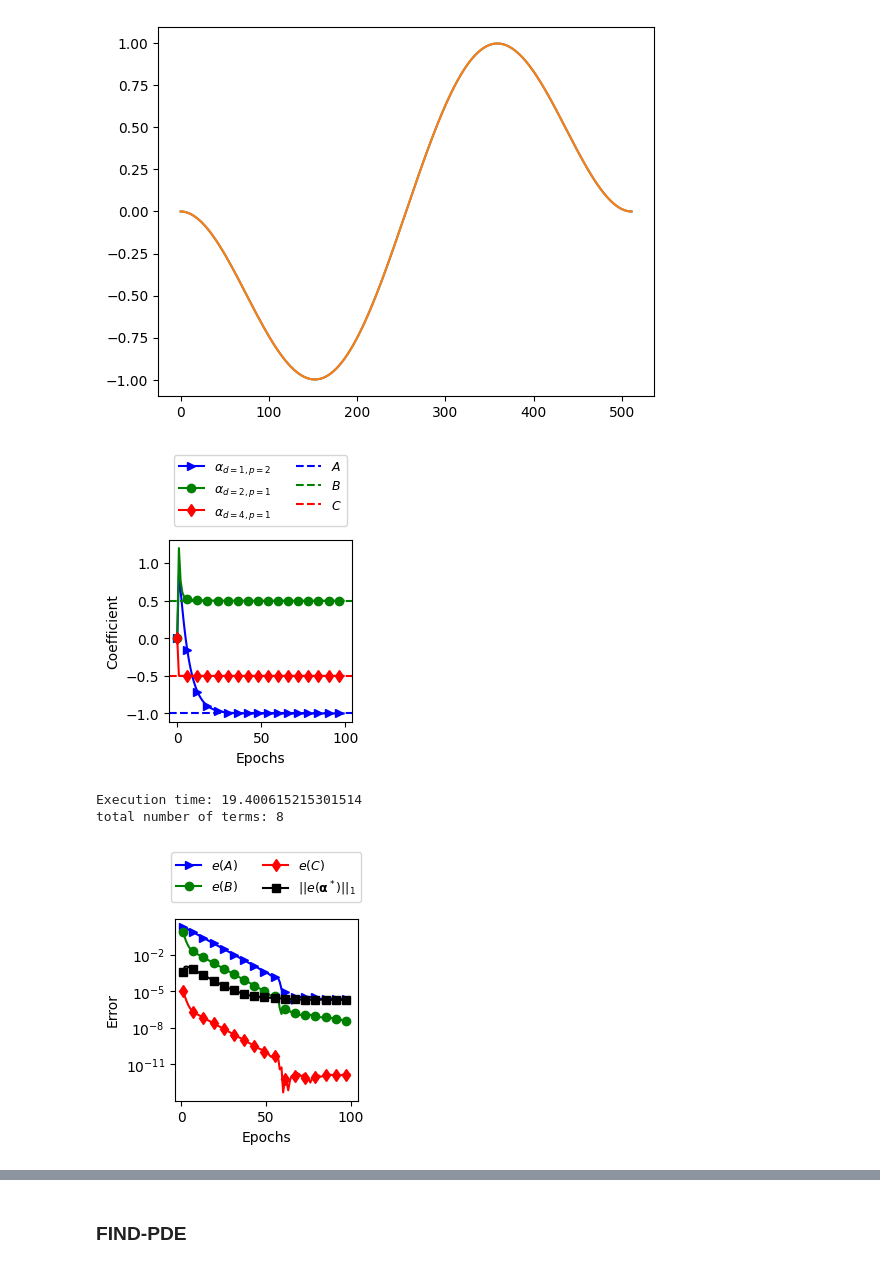
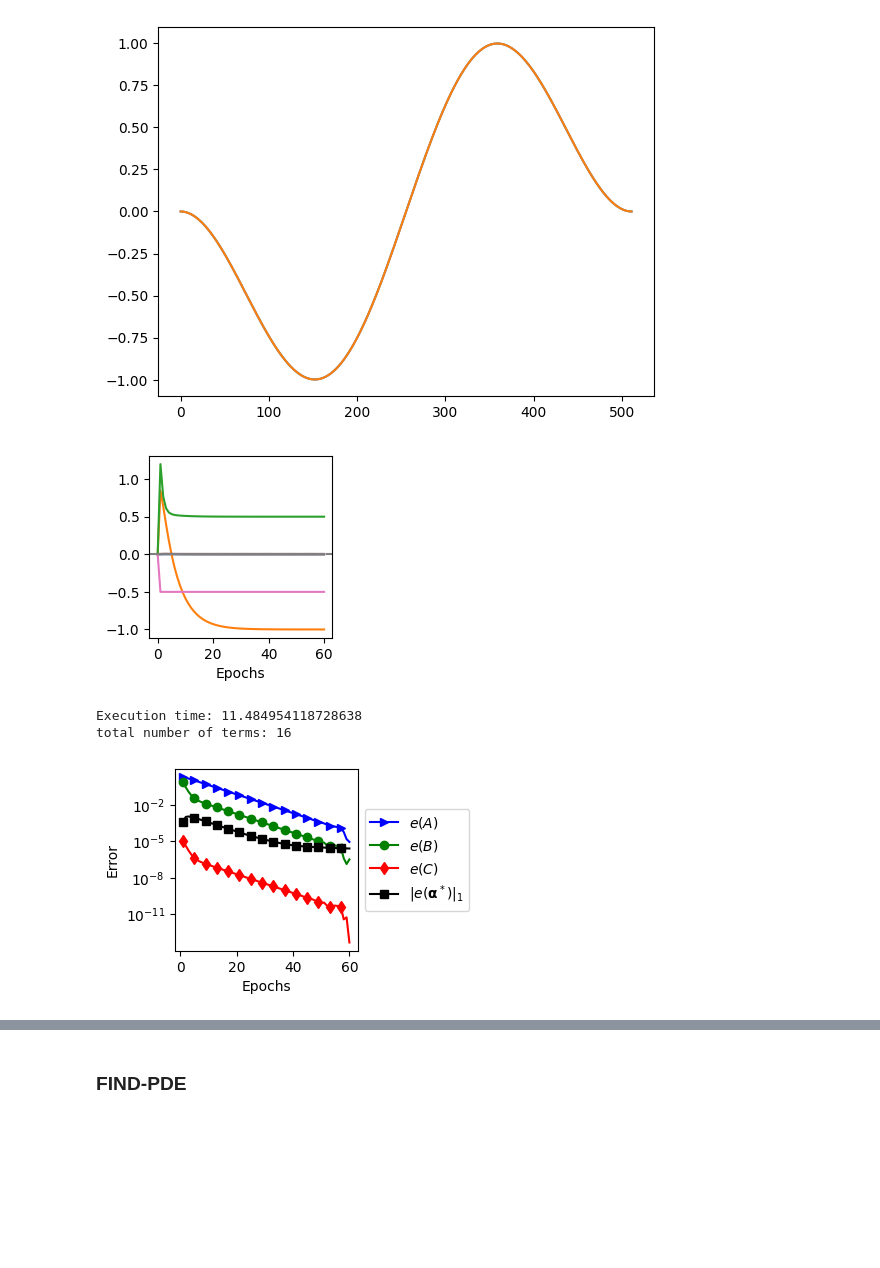
Before and after one commit to mohsensadr/DiscoverPDEAdjoint, a Jupyter notebook: Adjoint_General_nd.ipynb, the cells around one changed output, grey strips where cells are left out. Saved outputs shown, nothing was run; the diff lists cells and outputs as text; code cells hidden in the pictures; blank space fills up the shorter version.

```diff
--- a/Adjoint_General_nd.ipynb
+++ b/Adjoint_General_nd.ipynb
@@ -163,12 +163,12 @@ def heat_equation(D_m, f0_m, dx_m, dt_m, Nt_m):
     return f_m
 
 L = 1.0  # Length of the domain
-Nx = 1000  # Number of spatial grid points
+Nx = 100  # Number of spatial grid points
 D_ex = -1.0  # Thermal diffusivity
 
 dx = L/Nx
 dt = dt_cfl(dx, D_ex)
-Nt = 1000
+Nt = 100
 T = dt*Nt
 
 # Initial condition
@@ -185,4 +185,5 @@ print(x.shape)
 print(f0.shape)
 print(fs.shape)
 plt.plot(f0[0])
+plt.show()
 # %% [output]
@@ -655,14 +718,14 @@ B_ex = 0.5
 C_ex = -0.5
 
 dx = L/Nx
-dt = dt_cfl(dx, C_ex)
+dt = dt_cfl(dx, D_ex)
 Nt = 128
 T = dt*Nt
 
 # Initial condition
 x =  np.linspace(0, L, Nx)
 f0 = 5.*np.sin(2.* np.pi * x)*x*(x-L)
-fs = Kuramoto_Sivashinsky_equation(A_ex, B_ex, C_ex, f0, dx, dt, Nt) #*np.random.normal(0.,0.001,(Nt,Nx)) # (Nt, Nx)
+fs = Kuramoto_Sivashinsky_equation(A_ex, B_ex, D_ex, f0, dx, dt, Nt) #*np.random.normal(0.,0.001,(Nt,Nx)) # (Nt, Nx)
 
 dx = np.array([dx])
 x = np.array([x])
@@ -681,8 +744,7 @@ plt.plot(fs[0,-1,:])
 [<matplotlib.lines.Line2D at 0x...>]
 [figure]
 # %%
-problem = "Kuramoto_Sivashinsky"
-tol = 1e-10
+tol = 1e-6
 start_time = time.time()
 numPDE = fs.shape[0]
 
@@ -698,7 +760,7 @@ learning_rates = np.ones((numPDE, len(ds),len(ps)))
 for i, d in enumerate(ds):
     for j, p in enumerate(ps):
         learning_rates[:,i,j] = beta * ( min(dx)**(sum(d)-D) )
-epochs = 100
+epochs = 200
 estimated_params = np.zeros((epochs+1, numPDE, len(ds),len(ps)))
 estimated_params[0,:] = params
 
@@ -738,32 +800,15 @@ eps = [i for i in range(epochs)]
 
 estimated_params = estimated_params[:epochs,:]
 
-i_pde = 0
-
-plt.figure(figsize=(size*cm, size*cm))
-for id, d in enumerate(ds):
-    for ip, p in enumerate(ps):
-        if d[0]==1 and p[0]==2:
-            plt.plot(estimated_params[:,i_pde,id,ip], label=r"$α_{d="+str(d[0])+", p="+str(p[0])+"}$", color="blue", marker=">", markevery=6)
-
-for id, d in enumerate(ds):
-    for ip, p in enumerate(ps):
-        if d[0]==2 and p[0]==1:
-            plt.plot(estimated_params[:,i_pde,id,ip], label=r"$α_{d="+str(d[0])+", p="+str(p[0])+"}$", color="green", marker="o", markevery=6)
-
-for id, d in enumerate(ds):
-    for ip, p in enumerate(ps):
-        if d[0]==4 and p[0]==1:
-            plt.plot(estimated_params[:,i_pde,id,ip], label=r"$α_{d="+str(d[0])+", p="+str(p[0])+"}$", color="red", marker="d", markevery=6)
-
-plt.axhline(A_ex, color="blue", linestyle = "--", label=r"$A$")
-plt.axhline(B_ex, color="green", linestyle = "--", label=r"$B$")
-plt.axhline(C_ex, color="red", linestyle = "--", label=r"$C$")
-plt.ylabel('Coefficient')
-plt.xlabel('Epochs')
-plt.legend(loc='upper center', bbox_to_anchor=(0.5, 1.5), ncol=2, fontsize=9)
-name = problem + "_" + "coeffconv"
-plt.savefig(name+".pdf",format='pdf', bbox_inches="tight", dpi=300)
+for i_pde in range(numPDE):
+    plt.figure(figsize=(size*cm, size*cm))
+    for id in range(len(ds)):
+        for ip in range(len(ps)):
+            plt.plot(estimated_params[:,i_pde,id,ip], label=r"$α_{"+str(i_pde)+","+str(id)+","+str(ip)+"}$")
+    #for j in range(len(coef[i_pde,:])):
+    #    plt.axhline(coef[i_pde,j], linestyle = "--")
+    plt.axhline(0,    color="grey", linestyle = "-.")
+    plt.xlabel('Epochs')
 plt.show()
 
 end_time = time.time()
@@ -774,42 +819,42 @@ err_other = np.zeros_like(estimated_params[:,0,0,0])
 count = 0
 for id, d in enumerate(ds):
     for ip, p in enumerate(ps):
         if not (  (d[0]==4 and p[0]==1) or
                   (d[0]==2 and p[0]==1) or
                   (d[0]==1 and p[0]==2)    ):
             err_other += abs(estimated_params[:,i_pde,id,ip])
             count += 1
 
-
+problem = "Kuramoto_Sivashinsky"
 ## coeff of u
 i_pde = 0
 plt.figure(figsize=(size*cm, size*cm))
 for id, d in enumerate(ds):
     for ip, p in enumerate(ps):
         if d[0]==1 and p[0]==2:
             plt.plot(eps[1:], abs(estimated_params[1:,i_pde,id,ip]-A_ex),
-                     label=r"$e(A)$", marker=">", markevery=6, color="blue")
+                     label=r"$e(A)$", marker=">", markevery=4, color="blue")
 for id, d in enumerate(ds):
     for ip, p in enumerate(ps):
         if d[0]==2 and p[0]==1:
             plt.plot(eps[1:], abs(estimated_params[1:,i_pde,id,ip]-B_ex),
-                     label=r"$e(B)$", marker="o", markevery=6, color="green")
+                     label=r"$e(B)$", marker="o", markevery=4, color="green")
 for id, d in enumerate(ds):
     for ip, p in enumerate(ps):
         if d[0]==4 and p[0]==1:
-            plt.plot(eps[1:], abs(estimated_params[1:,i_pde,id,ip]-C_ex),
-                     label=r"$e(C)$", marker="d", markevery=6, color="red")
-plt.plot(eps[1:], err_other[1:]/count, marker="s", markevery=6, color="black", label=r"$||e(\mathbf{\alpha}^*)||_1$")
+            plt.plot(eps[1:], abs(estimated_params[1:,i_pde,id,ip]-D_ex),
+                     label=r"$e(C)$", marker="d", markevery=4, color="red")
+plt.plot(eps[1:], err_other[1:]/count, marker="s", markevery=4, color="black", label=r"$|e(\mathbf{\alpha}^*)|_1$")
 plt.yscale('log')
 plt.ylabel(r'Error')
 plt.xlabel('Epochs')
-plt.legend(loc='upper center', bbox_to_anchor=(0.5, 1.4), ncol=2, fontsize=9)
+plt.legend(loc='center left', bbox_to_anchor=(1, 0.5))
 name = problem + "_" + "coeff"
 plt.savefig(name+".pdf",format='pdf', bbox_inches="tight", dpi=300)
 
-print("total number of terms: "+str(numPDE*len(ds)*len(ps)))
+print("total number of terms: "+str(2*len(ds)*len(ps)))
 # %% [output]
-[figure, old version]
+[figure, new version]
-Execution time: 19.400615215301514
-total number of terms: 8
+Execution time: 11.484954118728638
+total number of terms: 16
-[figure, old version]
+[figure, new version]
```
Also changed, not shown: parts of 5 cells of this notebook.
